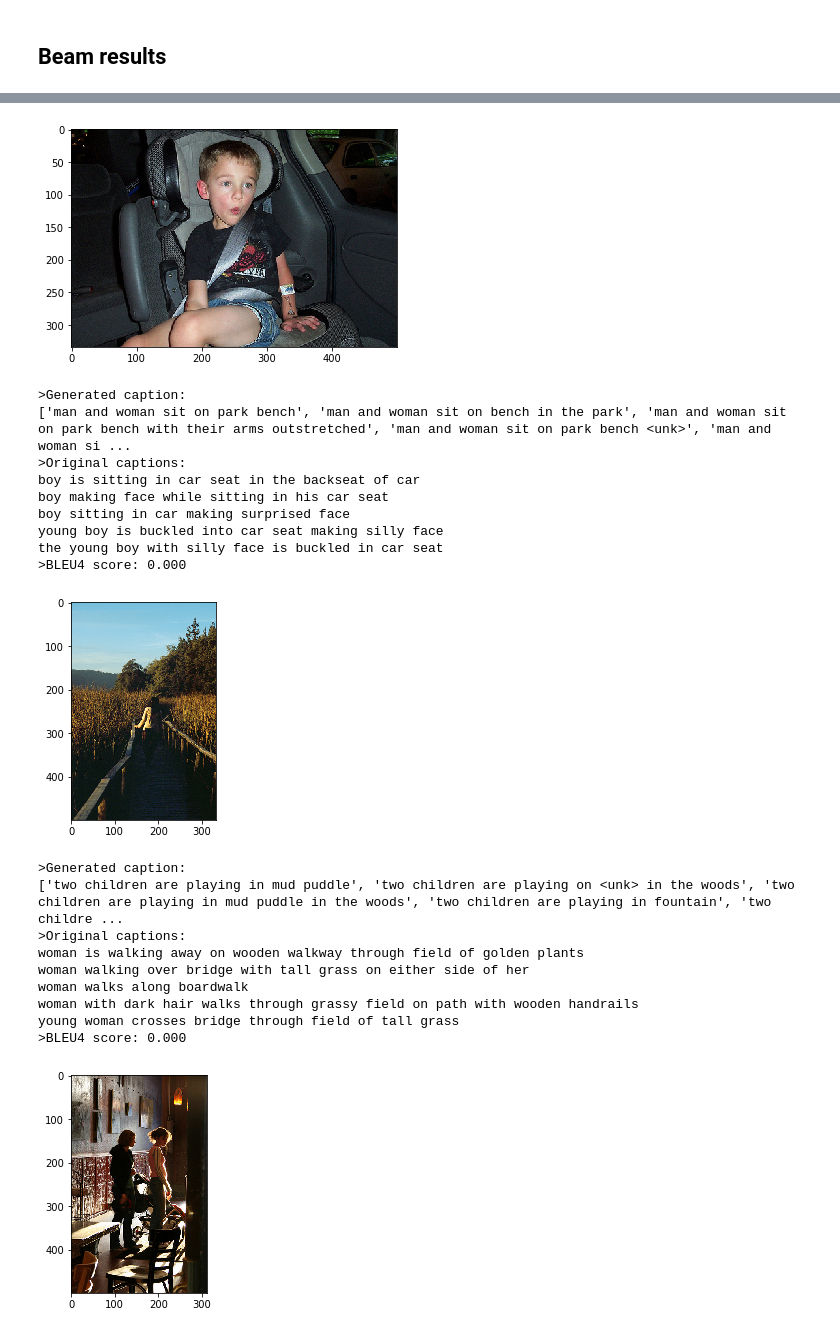
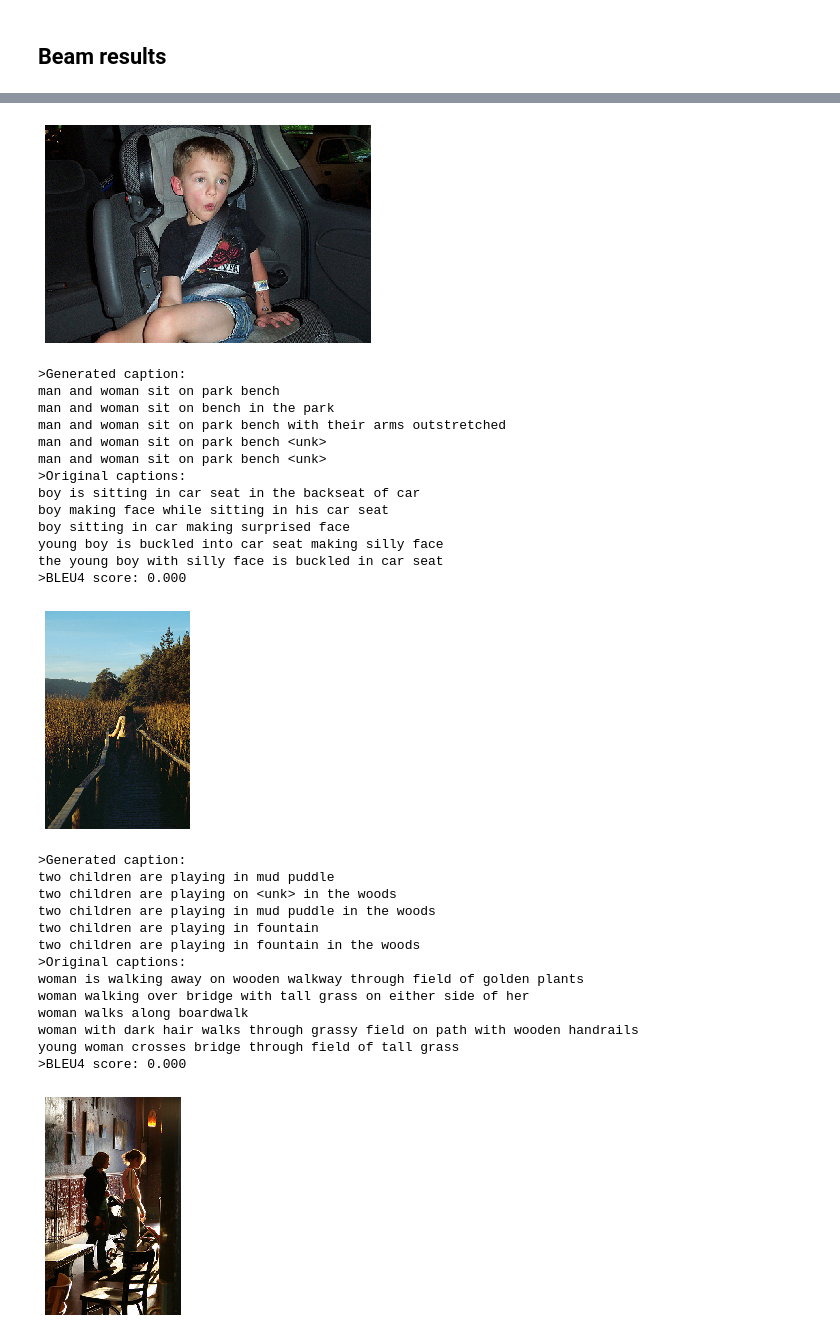
Before and after one commit to nhabbash/autocaption, a Jupyter notebook: notebooks/testing.ipynb, the cells around one changed output, grey strips where cells are left out. Saved outputs shown, nothing was run; the diff lists cells and outputs as text; code cells hidden in the pictures.

```diff
--- a/notebooks/testing.ipynb
+++ b/notebooks/testing.ipynb
@@ -130,7 +129,9 @@ for e in top:
     #plt.title("Sampled Image")
     #plt.figtext(0.5, 0.01, caption, wrap=True, ha='center', fontsize=12)
     #plt.figtext(0.5, -0.05, "BLEU4 score: {:.2f}".format(bleu), wrap=True, ha='center', fontsize=12)
+    plt.axis('off')
     plt.show()
+
     print(">Generated caption: ")
     print(caption)
     print(">Original captions: ")
@@ -196,6 +197,7 @@ for e in worst:
     bleu = e["bleu"]
 
     plt.imshow(np.squeeze(orig_image))
+    plt.axis('off')
     #plt.title("Sampled Image")
     #plt.figtext(0.5, 0.01, caption, wrap=True, ha='center', fontsize=12)
     #plt.figtext(0.5, -0.05, "BLEU4 score: {:.2f}".format(bleu), wrap=True, ha='center', fontsize=12)
@@ -272,12 +274,14 @@ for e in top:
     bleu = e["bleu"]
 
     plt.imshow(np.squeeze(orig_image))
+    plt.axis('off')
     #plt.title("Sampled Image")
     #plt.figtext(0.5, 0.01, caption, wrap=True, ha='center', fontsize=12)
     #plt.figtext(0.5, -0.05, "BLEU4 score: {:.2f}".format(bleu), wrap=True, ha='center', fontsize=12)
     plt.show()
     print(">Generated caption: ")
-    print(caption)
+    for c in caption:
+        print(c)
     print(">Original captions: ")
     for c in all_caps:
         print(c)
@@ -341,12 +365,14 @@ for e in worst:
     bleu = e["bleu"]
 
     plt.imshow(np.squeeze(orig_image))
+    plt.axis('off')
     #plt.title("Sampled Image")
     #plt.figtext(0.5, 0.01, caption, wrap=True, ha='center', fontsize=12)
     #plt.figtext(0.5, -0.05, "BLEU4 score: {:.2f}".format(bleu), wrap=True, ha='center', fontsize=12)
     plt.show()
     print(">Generated caption: ")
-    print(caption)
+    for c in caption:
+        print(c)
     print(">Original captions: ")
     for c in all_caps:
         print(c)
@@ -368,23 +402,31 @@ teenage boy runs through the dirt near house in the country
 >Original captions:
 two children are dressed as pirates
 two children dressed as pirates
 two children kneeling down with pirate hats on
 two young boys are kneeling in the bushes wearing pirate costumes
 two young boys wearing pirate hats are crouching down
 >BLEU4 score: 0.000
-[figure, old version]
+[figure, new version]
 >Generated caption:
-['man and woman sit on park bench', 'man and woman sit on bench in the park', 'man and woman sit on park bench with their arms outstretched', 'man and woman sit on park bench <unk>', 'man and woman si ...
+man and woman sit on park bench
+man and woman sit on bench in the park
+man and woman sit on park bench with their arms outstretched
+man and woman sit on park bench <unk>
+man and woman sit on park bench <unk>
 >Original captions:
 boy is sitting in car seat in the backseat of car
 boy making face while sitting in his car seat
 boy sitting in car making surprised face
 young boy is buckled into car seat making silly face
 the young boy with silly face is buckled in car seat
 >BLEU4 score: 0.000
-[figure, old version]
+[figure, new version]
 >Generated caption:
-['two children are playing in mud puddle', 'two children are playing on <unk> in the woods', 'two children are playing in mud puddle in the woods', 'two children are playing in fountain', 'two childre ...
+two children are playing in mud puddle
+two children are playing on <unk> in the woods
+two children are playing in mud puddle in the woods
+two children are playing in fountain
+two children are playing in fountain in the woods
 >Original captions:
 woman is walking away on wooden walkway through field of golden plants
 woman walking over bridge with tall grass on either side of her
@@ -392,5 +434,5 @@ woman walks along boardwalk
 woman with dark hair walks through grassy field on path with wooden handrails
 young woman crosses bridge through field of tall grass
 >BLEU4 score: 0.000
-[figure, old version]
+[figure, new version]
 >Generated caption:
```
Also changed, not shown: parts of 8 cells of this notebook, 20 other files.
